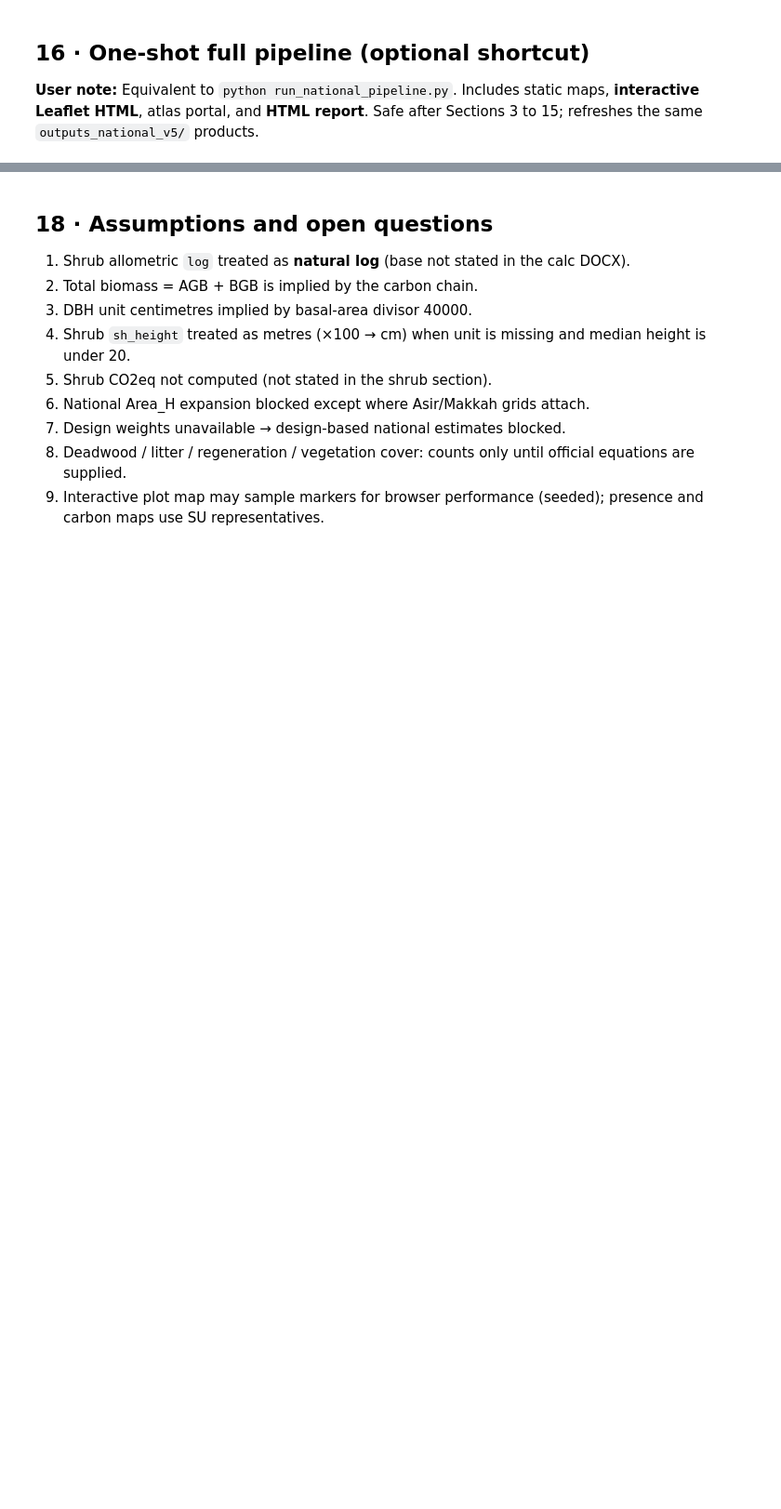
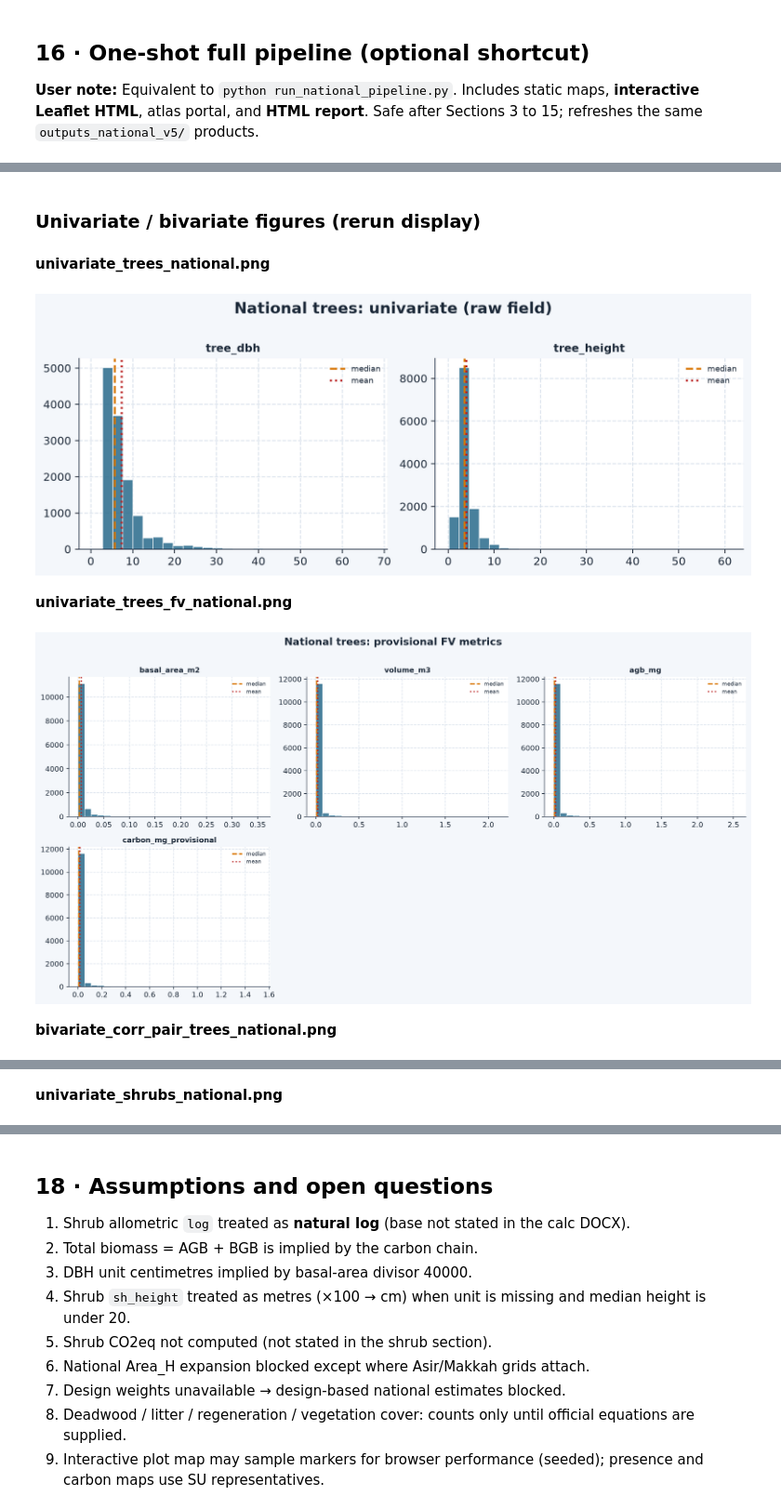
Before and after one commit to gabrielsanya-ops/NFI_Comprehensive_Expanded_V5, a Jupyter notebook: NFI_National_GeoPipeline_Guide_V5.ipynb, the cells around one changed output, grey strips where cells are left out. Shown at 93% size. Cells and saved outputs as stored; diff of their text form; code cells hidden in the pictures; blank space fills up the shorter version.

```diff
--- a/NFI_National_GeoPipeline_Guide_V5.ipynb
+++ b/NFI_National_GeoPipeline_Guide_V5.ipynb
@@ -522,5 +593,4 @@ except Exception as e:
 # %%
-# Minimal run_summary for the report when running step-by-step (not the one-shot cell)
 guide_summary = {
     "scope": "national_tabular_universe",
     "n_su": SUMMARY["n_su"],
@@ -558,15 +628,23 @@ REPORT_PATH = write_national_html_report(
     map_paths=MAP_PATHS,
     interactive_paths=INTERACTIVE,
     atlas_index=ATLAS_INDEX,
+    uni_trees=globals().get("UNI_T"),
+    uni_shrubs=globals().get("UNI_S"),
+    biv_spearman=globals().get("BIV_S"),
+    biv_pearson=globals().get("BIV_P"),
 )
 HTML_PRODUCTS["html_report"] = str(REPORT_PATH)
 (OUT / "documents" / "national_html_manifest.json").write_text(
     json.dumps(HTML_PRODUCTS, indent=2), encoding="utf-8"
 )
 print("HTML report:", REPORT_PATH)
-display(HTML(f'<p><a class="btn" href="{REPORT_PATH.as_uri()}" target="_blank">Open HTML report</a></p>'))
+display(HTML(
+    f'<div style="padding:12px;border:1px solid #d5ddd7;border-radius:10px;background:#e8f0e9;">'
+    f'<b>Methodology HTML report</b><br/>'
+    f'<a href="{REPORT_PATH.as_uri()}" target="_blank">{REPORT_PATH}</a></div>'
+))
 try:
-    display(IFrame(src=REPORT_PATH.as_uri(), width="100%", height=520))
+    display(IFrame(src=REPORT_PATH.as_uri(), width="100%", height=640))
 except Exception as e:
     print("IFrame embed skipped:", e)
 # %% [markdown]
@@ -630,0 +708,64 @@ print("Open atlas :", (OUT / "maps" / "html_atlas" / "index.html"))
+# %%
+REPORT_PATH = Path(HTML_PRODUCTS.get("html_report") or OUT / "documents" / "NFI_national_geopipeline_report.html")
+ATLAS_INDEX = Path(HTML_PRODUCTS.get("atlas_index") or OUT / "maps" / "html_atlas" / "index.html")
+INTERACTIVE = HTML_PRODUCTS.get("interactive_maps") or {}
+if not INTERACTIVE:
+    imap = OUT / "maps" / "html_interactive"
+    INTERACTIVE = {p.stem.replace("interactive_national_", ""): str(p) for p in imap.glob("interactive_national_*.html")}
+
+# Re-show key EDA figures so they remain visible near the end of the notebook
+eda = OUT / "figures" / "national_eda"
+display(Markdown("### Univariate / bivariate figures (rerun display)"))
+for p in [
+    eda / "univariate_trees_national.png",
+    eda / "univariate_trees_fv_national.png",
+    eda / "bivariate_corr_pair_trees_national.png",
+    eda / "univariate_shrubs_national.png",
+]:
+    if p.exists():
+        display(Markdown(f"**{p.name}**"))
+        display(Image(filename=str(p)))
+
+links = [
+    ("Methodology + results HTML report", REPORT_PATH),
+    ("Interactive map atlas (Leaflet portal)", ATLAS_INDEX),
+]
+for name, p in INTERACTIVE.items():
+    links.append((f"Interactive map · {name}", Path(p)))
+
+rows = []
+html_bits = ['<div style="font-family:IBM Plex Sans,Segoe UI,sans-serif;line-height:1.5">']
+html_bits.append('<h3 style="color:#1b5e20;margin:0 0 8px">Open these HTML deliverables</h3>')
+for label, path in links:
+    path = Path(path)
+    ok = path.exists()
+    rows.append({"deliverable": label, "exists": ok, "path": str(path)})
+    if ok:
+        html_bits.append(
+            f'<p style="margin:8px 0"><a style="display:inline-block;padding:10px 14px;background:#14351c;color:#fff;'
+            f'text-decoration:none;border-radius:8px;font-weight:600" href="{path.as_uri()}" target="_blank">{label}</a>'
+            f'<br/><code style="font-size:12px">{path}</code></p>'
+        )
+    else:
+        html_bits.append(f'<p style="color:#a33">Missing: {label} ({path})</p>')
+html_bits.append("</div>")
+display(HTML("".join(html_bits)))
+display(pd.DataFrame(rows))
+
+try:
+    display(Markdown("### Atlas preview"))
+    display(IFrame(src=ATLAS_INDEX.as_uri(), width="100%", height=520))
+except Exception as e:
+    print("Atlas iframe skipped:", e)
+try:
+    display(Markdown("### Report preview"))
+    display(IFrame(src=REPORT_PATH.as_uri(), width="100%", height=640))
+except Exception as e:
+    print("Report iframe skipped:", e)
+# %% [output]
+### Univariate / bivariate figures (rerun display)
+**univariate_trees_national.png**
+[figure, added]
+**univariate_trees_fv_national.png**
+[figure, added]
+**bivariate_corr_pair_trees_national.png**
@@ -630,0 +773 @@ print("Open atlas :", (OUT / "maps" / "html_atlas" / "index.html"))
+**univariate_shrubs_national.png**
```
Also changed, not shown: parts of 10 cells of this notebook, 3 other files.
